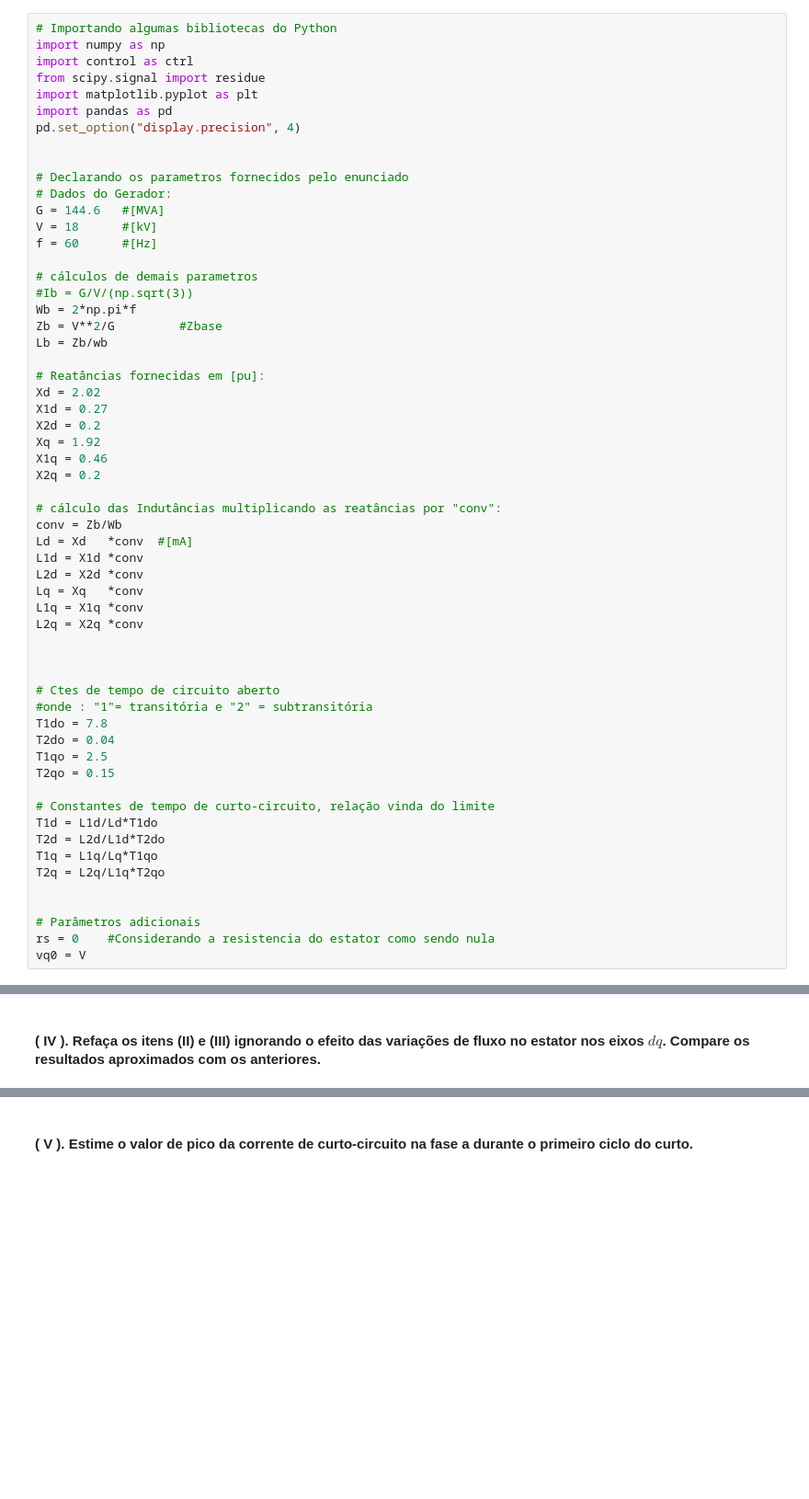
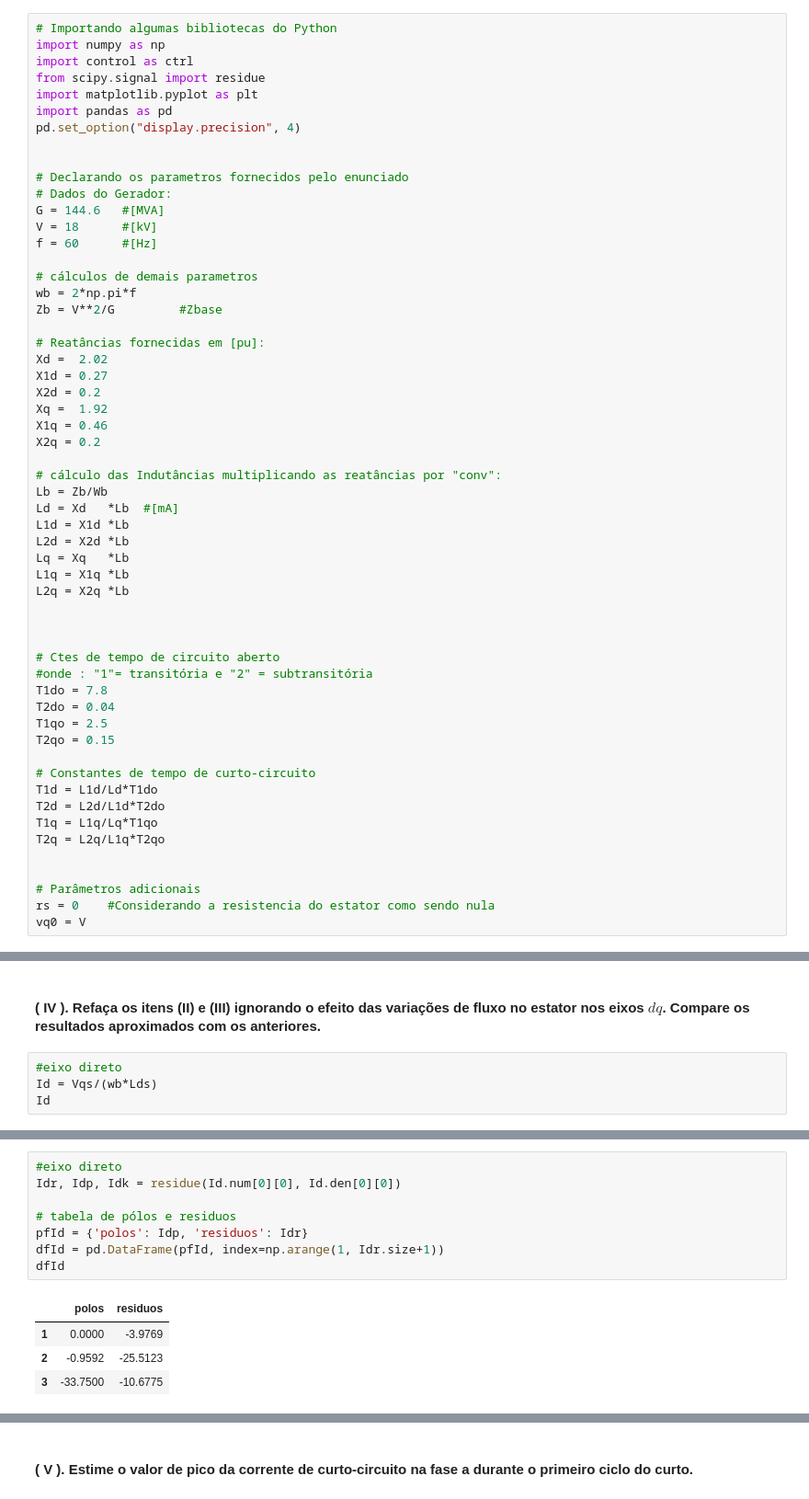
Before and after one commit to Marcozambeli/General, a Jupyter notebook: Trabalho_1_EST_SE_Marco_Antonio_Zambeli.ipynb, the cells around one changed output, grey strips where cells are left out. Shown at 92% size. Cells and saved outputs as stored; diff of their text form; blank space fills up the shorter version.

```diff
--- a/Trabalho_1_EST_SE_Marco_Antonio_Zambeli.ipynb
+++ b/Trabalho_1_EST_SE_Marco_Antonio_Zambeli.ipynb
@@ -36,27 +36,25 @@ V = 18      #[kV]
 f = 60      #[Hz]
 
 # cálculos de demais parametros
-#Ib = G/V/(np.sqrt(3))
-Wb = 2*np.pi*f
+wb = 2*np.pi*f
 Zb = V**2/G         #Zbase
-Lb = Zb/wb
 
 # Reatâncias fornecidas em [pu]:
-Xd = 2.02
+Xd =  2.02
 X1d = 0.27
 X2d = 0.2
-Xq = 1.92
+Xq =  1.92
 X1q = 0.46
 X2q = 0.2
 
 # cálculo das Indutâncias multiplicando as reatâncias por "conv":
-conv = Zb/Wb
-Ld = Xd   *conv  #[mA]
-L1d = X1d *conv
-L2d = X2d *conv
-Lq = Xq   *conv
-L1q = X1q *conv
-L2q = X2q *conv
+Lb = Zb/Wb
+Ld = Xd   *Lb  #[mA]
+L1d = X1d *Lb
+L2d = X2d *Lb
+Lq = Xq   *Lb
+L1q = X1q *Lb
+L2q = X2q *Lb
 
 
 
@@ -67,7 +65,7 @@ T2do = 0.04
 T1qo = 2.5
 T2qo = 0.15
 
-# Constantes de tempo de curto-circuito, relação vinda do limite
+# Constantes de tempo de curto-circuito
 T1d = L1d/Ld*T1do
 T2d = L2d/L1d*T2do
 T1q = L1q/Lq*T1qo
@@ -170,3 +168,7 @@ df_Iq
 * Os pares de polos complexos conjugados estã associados a oscilações puras, já que a parte real dos mesmos é **nula** graças à ausência de resistência no estator da máquina (**rs=0**).
 # %% [markdown]
 #### ( IV ). Refaça os itens (II) e (III) ignorando o efeito das variações de fluxo no estator nos eixos $dq$. Compare os resultados aproximados com os anteriores.
+# %%
+#eixo direto
+Id = Vqs/(wb*Lds)
+Id
@@ -172,0 +183,13 @@ df_Iq
+# %%
+#eixo direto
+Idr, Idp, Idk = residue(Id.num[0][0], Id.den[0][0])
+
+# tabela de pólos e residuos
+pfId = {'polos': Idp, 'residuos': Idr}
+dfId = pd.DataFrame(pfId, index=np.arange(1, Idr.size+1))
+dfId
+# %% [output]
+|  | polos | residuos |
+| 1 | 0.0000 | -3.9769 |
+| 2 | -0.9592 | -25.5123 |
+| 3 | -33.7500 | -10.6775 |
```
Also changed, not shown: parts of 7 cells of this notebook.
